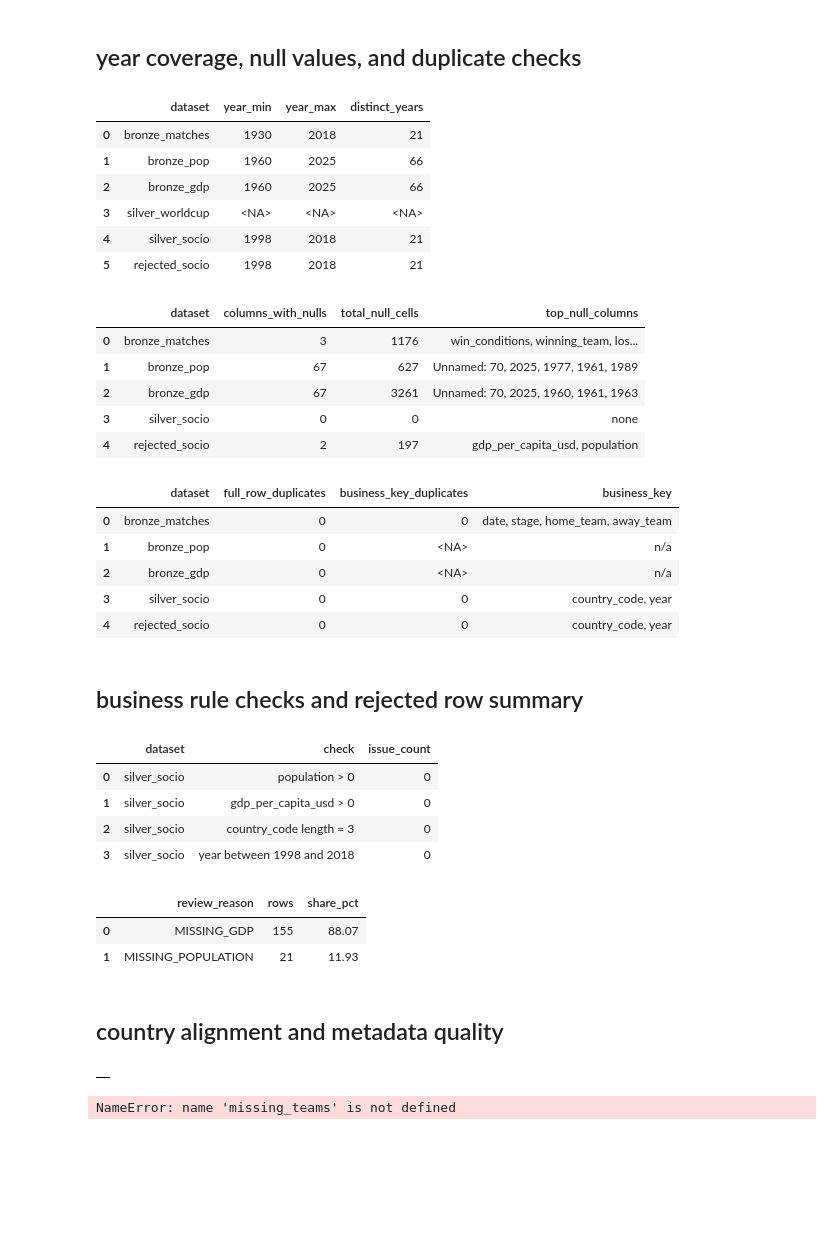
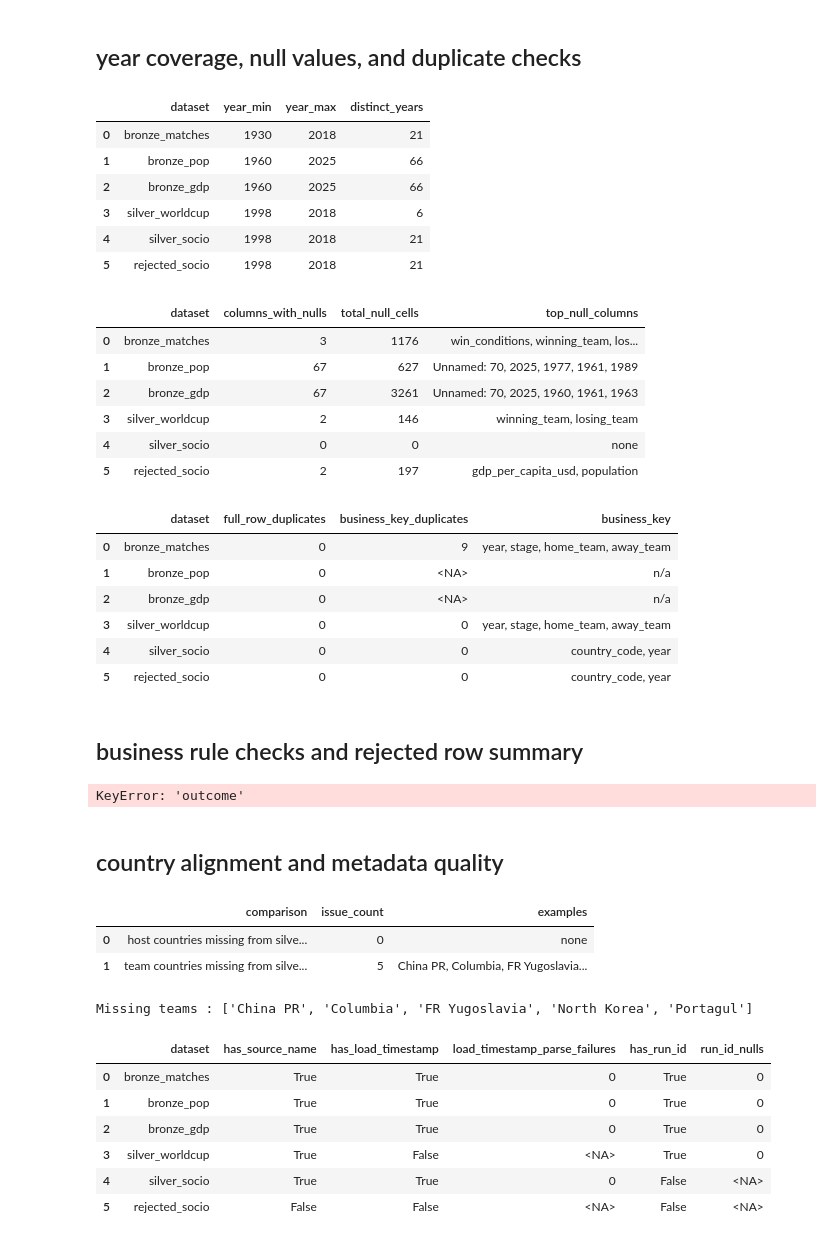
Before and after one commit to rofaure/fifa-worldcup-socioeconomic-analysis, a Jupyter notebook: notebooks/silver_bronze_check.ipynb, the cells around one changed output. Cells and saved outputs as stored; diff of their text form; code cells hidden in the pictures; blank space fills up the shorter version.

Commit message:
update silver checks

```diff
--- a/notebooks/silver_bronze_check.ipynb
+++ b/notebooks/silver_bronze_check.ipynb
@@ -31,7 +31,7 @@ paths = {
     "bronze_matches": root_dir / "data" / "bronze" / "bronze_wc_matches.csv",
     "bronze_pop": root_dir / "data" / "bronze" / "bronze_pop.csv",
     "bronze_gdp": root_dir / "data" / "bronze" / "bronze_gdp.csv",
-    "silver_worldcup": root_dir / "data" / "silver_wc_clean.csv",
+    "silver_worldcup": root_dir / "data" / "silver" / "silver_wc_output.csv",
     "silver_socio": root_dir / "data" / "silver" / "valid_socioeconomics.csv",
     "rejected_socio": root_dir / "data" / "silver" / "rejected" / "rejected_socioeconomics.csv",
 }
@@ -180,45 +184,47 @@ display(pd.DataFrame(null_rows))
 
 duplicate_rows = []
 key_map = {
-    "bronze_matches": ["date", "stage", "home_team", "away_team"],
-    "silver_worldcup": ["date", "stage", "home_team", "away_team"],
+    "bronze_matches": ["year", "stage", "home_team", "away_team"],
+    "silver_worldcup": ["year", "stage", "home_team", "away_team"],
     "silver_socio": ["country_code", "year"],
     "rejected_socio": ["country_code", "year"],
 }
 for name, df in datasets.items():
     if df is None:
         continue
     keys = key_map.get(name)
     duplicate_rows.append(
         {
             "dataset": name,
             "full_row_duplicates": int(df.duplicated().sum()),
             "business_key_duplicates": int(df.duplicated(subset=keys).sum()) if keys else pd.NA,
             "business_key": ", ".join(keys) if keys else "n/a",
         }
     )
 
 display(pd.DataFrame(duplicate_rows))
 # %% [output]
 |  | dataset | year_min | year_max | distinct_years |
 | 0 | bronze_matches | 1930 | 2018 | 21 |
 | 1 | bronze_pop | 1960 | 2025 | 66 |
 | 2 | bronze_gdp | 1960 | 2025 | 66 |
-| 3 | silver_worldcup | <NA> | <NA> | <NA> |
+| 3 | silver_worldcup | 1998 | 2018 | 6 |
 | 4 | silver_socio | 1998 | 2018 | 21 |
 | 5 | rejected_socio | 1998 | 2018 | 21 |
 |  | dataset | columns_with_nulls | total_null_cells | top_null_columns |
 | 0 | bronze_matches | 3 | 1176 | win_conditions, winning_team, los... |
 | 1 | bronze_pop | 67 | 627 | Unnamed: 70, 2025, 1977, 1961, 1989 |
 | 2 | bronze_gdp | 67 | 3261 | Unnamed: 70, 2025, 1960, 1961, 1963 |
-| 3 | silver_socio | 0 | 0 | none |
-| 4 | rejected_socio | 2 | 197 | gdp_per_capita_usd, population |
+| 3 | silver_worldcup | 2 | 146 | winning_team, losing_team |
+| 4 | silver_socio | 0 | 0 | none |
+| 5 | rejected_socio | 2 | 197 | gdp_per_capita_usd, population |
 |  | dataset | full_row_duplicates | business_key_duplicates | business_key |
-| 0 | bronze_matches | 0 | 0 | date, stage, home_team, away_team |
+| 0 | bronze_matches | 0 | 9 | year, stage, home_team, away_team |
 | 1 | bronze_pop | 0 | <NA> | n/a |
 | 2 | bronze_gdp | 0 | <NA> | n/a |
-| 3 | silver_socio | 0 | 0 | country_code, year |
-| 4 | rejected_socio | 0 | 0 | country_code, year |
+| 3 | silver_worldcup | 0 | 0 | year, stage, home_team, away_team |
+| 4 | silver_socio | 0 | 0 | country_code, year |
+| 5 | rejected_socio | 0 | 0 | country_code, year |
 # %% [markdown]
 ## business rule checks and rejected row summary
 # %%
@@ -261,14 +267,7 @@ if datasets["rejected_socio"] is not None:
     rejection_breakdown["share_pct"] = (rejection_breakdown["rows"] / len(rejected) * 100).round(2)
     display(rejection_breakdown)
 # %% [output]
-|  | dataset | check | issue_count |
-| 0 | silver_socio | population > 0 | 0 |
-| 1 | silver_socio | gdp_per_capita_usd > 0 | 0 |
-| 2 | silver_socio | country_code length = 3 | 0 |
-| 3 | silver_socio | year between 1998 and 2018 | 0 |
-|  | review_reason | rows | share_pct |
-| 0 | MISSING_GDP | 155 | 88.07 |
-| 1 | MISSING_POPULATION | 21 | 11.93 |
+KeyError: 'outcome'
 # %% [markdown]
 ## country alignment and metadata quality
 # %%
@@ -318,5 +317,14 @@ for name, df in datasets.items():
 
 display(pd.DataFrame(metadata_rows))
 # %% [output]
-|  |
+|  | comparison | issue_count | examples |
+| 0 | host countries missing from silve... | 0 | none |
+| 1 | team countries missing from silve... | 5 | China PR, Columbia, FR Yugoslavia... |
-NameError: name 'missing_teams' is not defined
+Missing teams : ['China PR', 'Columbia', 'FR Yugoslavia', 'North Korea', 'Portagul']
+|  | dataset | has_source_name | has_load_timestamp | load_timestamp_parse_failures | has_run_id | run_id_nulls |
+| 0 | bronze_matches | True | True | 0 | True | 0 |
+| 1 | bronze_pop | True | True | 0 | True | 0 |
+| 2 | bronze_gdp | True | True | 0 | True | 0 |
+| 3 | silver_worldcup | True | False | <NA> | True | 0 |
+| 4 | silver_socio | True | True | 0 | False | <NA> |
+| 5 | rejected_socio | False | False | <NA> | False | <NA> |
```
Also changed, not shown: parts of 2 cells of this notebook.
